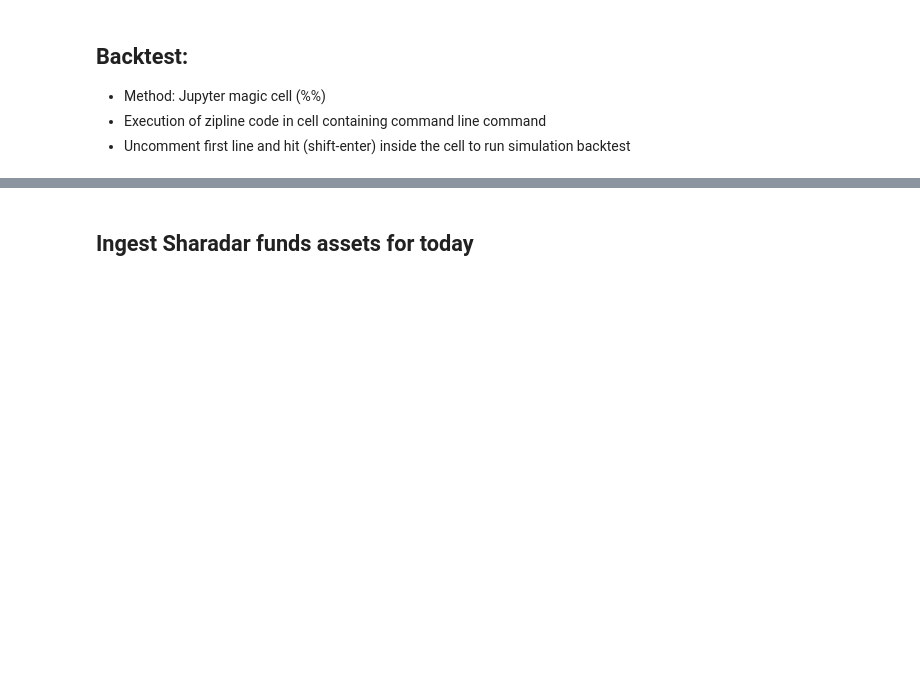
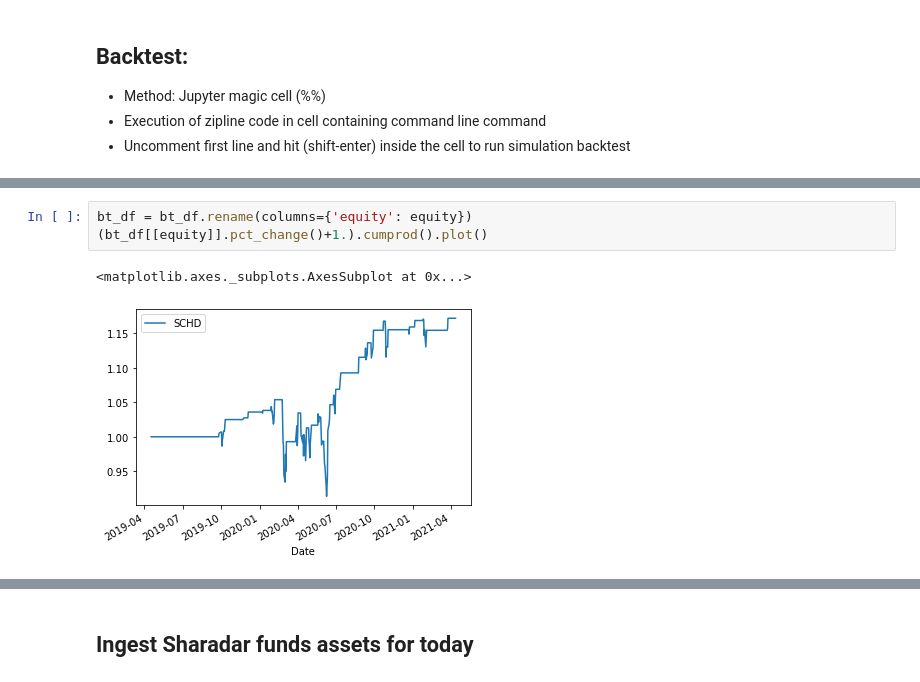
Before and after one commit to hotchilianalytics/hca-resources, a Jupyter notebook: HCA_Mean_Reversion/HCA_Mean_Reversion.ipynb, the cells around one changed output, grey strips where cells are left out. Saved outputs shown, nothing was run; the diff lists cells and outputs as text; blank space fills up the shorter version.

```diff
--- a/HCA_Mean_Reversion/HCA_Mean_Reversion.ipynb
+++ b/HCA_Mean_Reversion/HCA_Mean_Reversion.ipynb
@@ -149,0 +151,6 @@ mtd    3m     6m     ytd    1y     3y     5y    10y    incep.
+# %%
+bt_df = bt_df.rename(columns={'equity': equity})
+(bt_df[[equity]].pct_change()+1.).cumprod().plot()
+# %% [output]
+<matplotlib.axes._subplots.AxesSubplot at 0x...>
+[figure, added]
```
Also changed, not shown: parts of 6 cells of this notebook, 3 other files.
